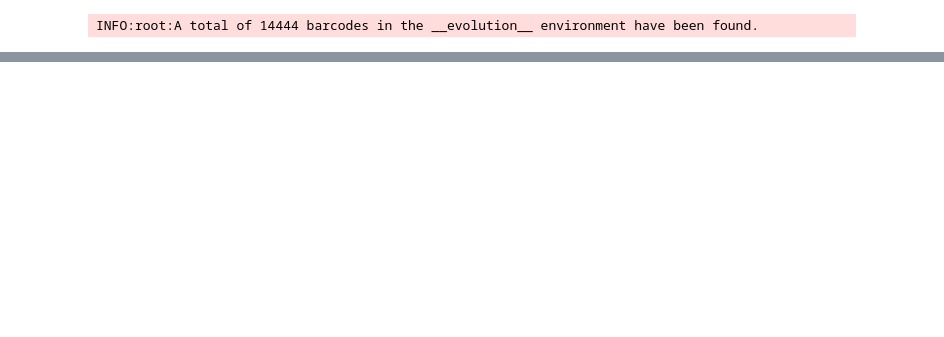
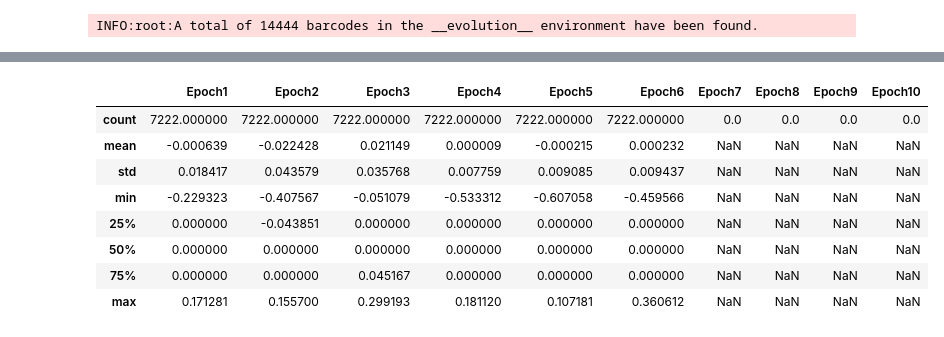
Before and after one commit to mpievolbio-scicomp/lineage-tracking, a Jupyter notebook: notebooks/LTtest/03-estimate_relative_fitness.ipynb, the cells around one changed output, grey strips where cells are left out. Saved outputs shown, nothing was run; the diff lists cells and outputs as text; code cells hidden in the pictures; blank space fills up the shorter version.

```diff
--- a/notebooks/LTtest/03-estimate_relative_fitness.ipynb
+++ b/notebooks/LTtest/03-estimate_relative_fitness.ipynb
@@ -204,0 +251,22 @@ fig.savefig("/tmp/fitness.png")
+# %%
+pandas.read_csv(
+    os.path.join(
+        config.lineage_fitness_estimate_directory,'{}-BC{}_{}_fitnesses.csv'.format(
+            "LTtest",
+            1,
+            'evolution'
+        )
+    ),
+    sep='\t',
+    index_col=0,
+).describe()
+# %% [output]
+|  | Epoch1 | Epoch2 | Epoch3 | Epoch4 | Epoch5 | Epoch6 | Epoch7 | Epoch8 | Epoch9 | Epoch10 |
+| count | 7222.000000 | 7222.000000 | 7222.000000 | 7222.000000 | 7222.000000 | 7222.000000 | 0.0 | 0.0 | 0.0 | 0.0 |
+| mean | -0.000639 | -0.022428 | 0.021149 | 0.000009 | -0.000215 | 0.000232 | NaN | NaN | NaN | NaN |
+| std | 0.018417 | 0.043579 | 0.035768 | 0.007759 | 0.009085 | 0.009437 | NaN | NaN | NaN | NaN |
+| min | -0.229323 | -0.407567 | -0.051079 | -0.533312 | -0.607058 | -0.459566 | NaN | NaN | NaN | NaN |
+| 25% | 0.000000 | -0.043851 | 0.000000 | 0.000000 | 0.000000 | 0.000000 | NaN | NaN | NaN | NaN |
+| 50% | 0.000000 | 0.000000 | 0.000000 | 0.000000 | 0.000000 | 0.000000 | NaN | NaN | NaN | NaN |
+| 75% | 0.000000 | 0.000000 | 0.045167 | 0.000000 | 0.000000 | 0.000000 | NaN | NaN | NaN | NaN |
+| max | 0.171281 | 0.155700 | 0.299193 | 0.181120 | 0.107181 | 0.360612 | NaN | NaN | NaN | NaN |
```
Also changed, not shown: parts of 6 cells of this notebook, 14 other files.
